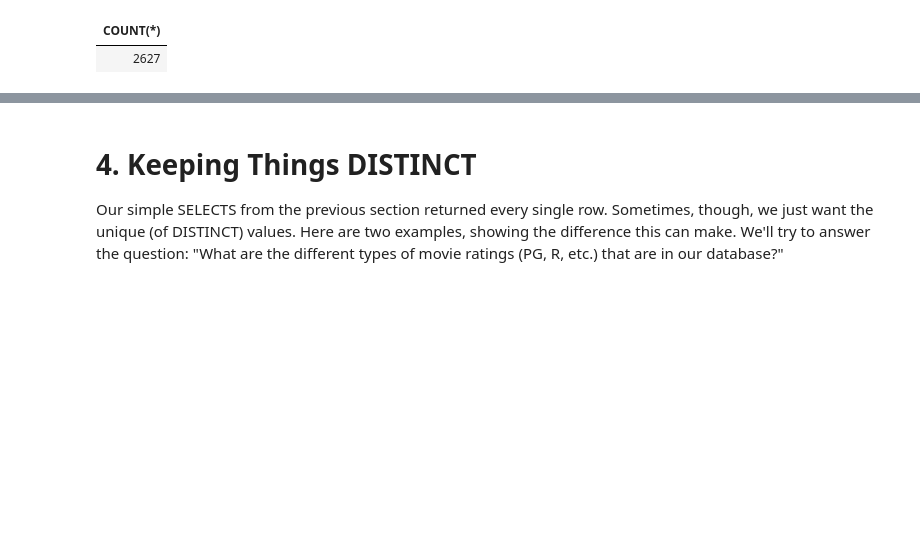
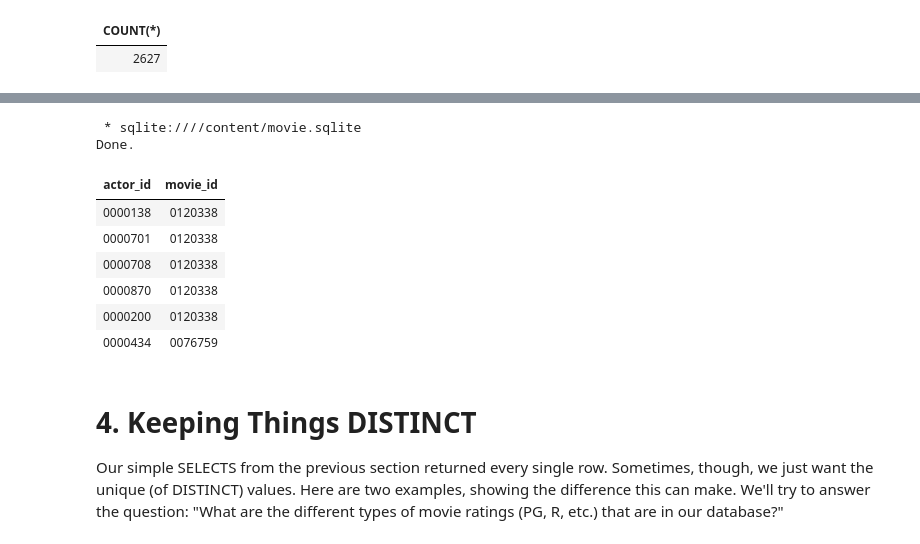
Before and after one commit to brendanpshea/database_class, a Jupyter notebook: Introduction_to_SQL.ipynb, the cells around one changed output, grey strips where cells are left out. Saved outputs shown, nothing was run; the diff lists cells and outputs as text; code cells hidden in the pictures; blank space fills up the shorter version.

```diff
--- a/Introduction_to_SQL.ipynb
+++ b/Introduction_to_SQL.ipynb
@@ -128,3 +172,21 @@ Done.
+# %%
+# If you take a look at the database schema above, you'll notice
+# that Actor, Oscar, and Director are JOIN tables.
+# They provide different sorts of links between Person and Movie.
+# Here's what actor looks like, for example
+%%sql
+
+SELECT * FROM Actor LIMIT 6;
+# %% [output]
+ * sqlite:////content/movie.sqlite
+Done.
+| actor_id | movie_id |
+| 0000138 | 0120338 |
+| 0000701 | 0120338 |
+| 0000708 | 0120338 |
+| 0000870 | 0120338 |
+| 0000200 | 0120338 |
+| 0000434 | 0076759 |
 # %% [markdown]
 # 4. Keeping Things DISTINCT
 Our simple SELECTS from the previous section returned every single row. Sometimes, though, we just want the unique (of DISTINCT) values. Here are two examples, showing the difference this can make. We'll try to answer the question: "What are the different types of movie ratings (PG, R, etc.) that are in our database?"
```
Also changed, not shown: parts of 5 cells of this notebook.
